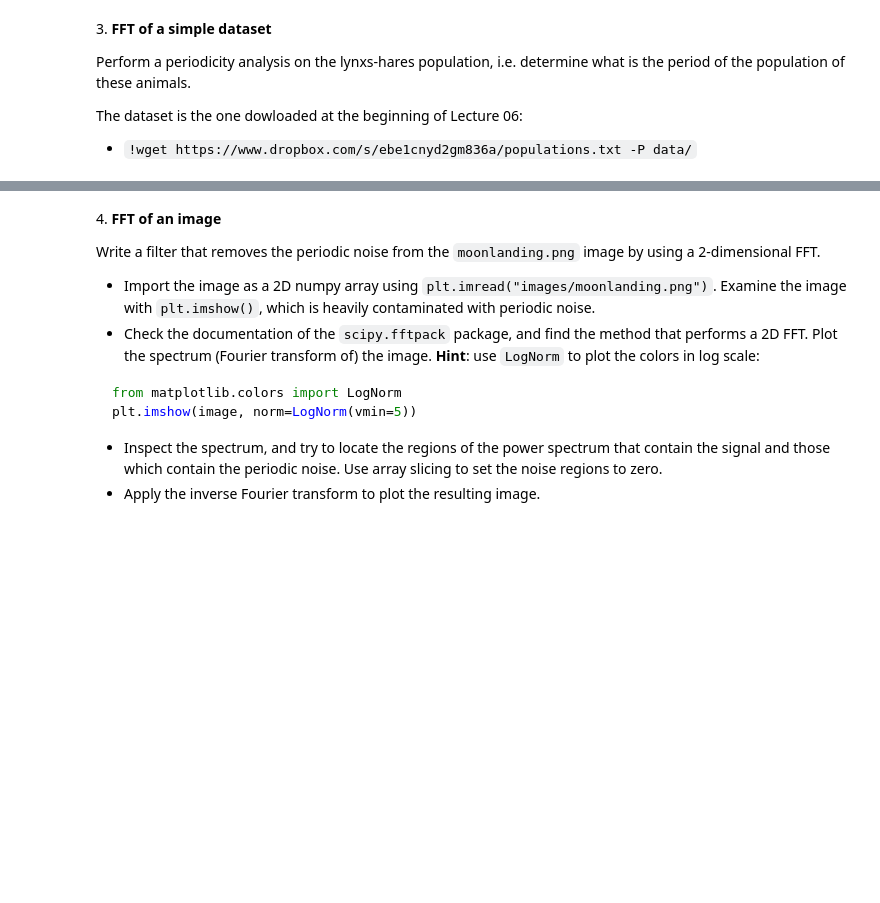
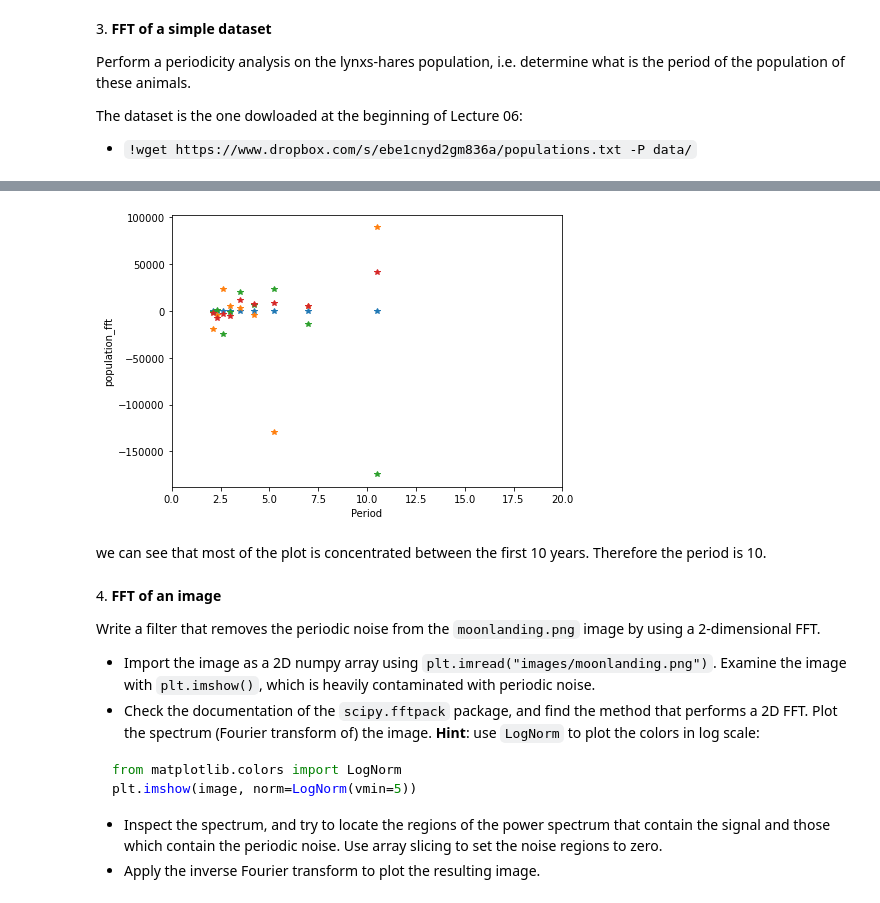
Before and after one commit to shalinimada/ScientificComputingWithPython2022, a Jupyter notebook: 09ex_numerical.ipynb, the cells around one changed output, grey strips where cells are left out. Drawn from its saved outputs; the diff is of its cells as text; code cells hidden in the pictures; blank space fills up the shorter version.

```diff
--- a/09ex_numerical.ipynb
+++ b/09ex_numerical.ipynb
@@ -90,3 +140,20 @@ The dataset is the one dowloaded at the beginning of Lecture 06:
+# %%
+# performing the periodicity analysis on the population
+pop_fft= fftpack.fft(df,axis=0) #along the rows
+#frequencies
+f = fftpack.fftfreq(df.shape[0],1) #df.shape[0] = 21 , we choose a unit 1;so we get an array of frequencies
+# finding period
+period=1/f
+plt.figure(figsize=(7, 5))
+plt.plot(period, pop_fft,'*')
+plt.xlim(0, 20) #otherwise we wont get a realistic plot
+plt.xlabel('Period')
+plt.ylabel('population_fft')
+plt.show()
+# %% [output]
+[figure, added]
+# %% [markdown]
+we can see that most of the plot is concentrated between the first 10 years. Therefore the period is 10.
 # %% [markdown]
 4\. **FFT of an image**
 
```
Also changed, not shown: parts of 4 cells of this notebook, 1 other file.
